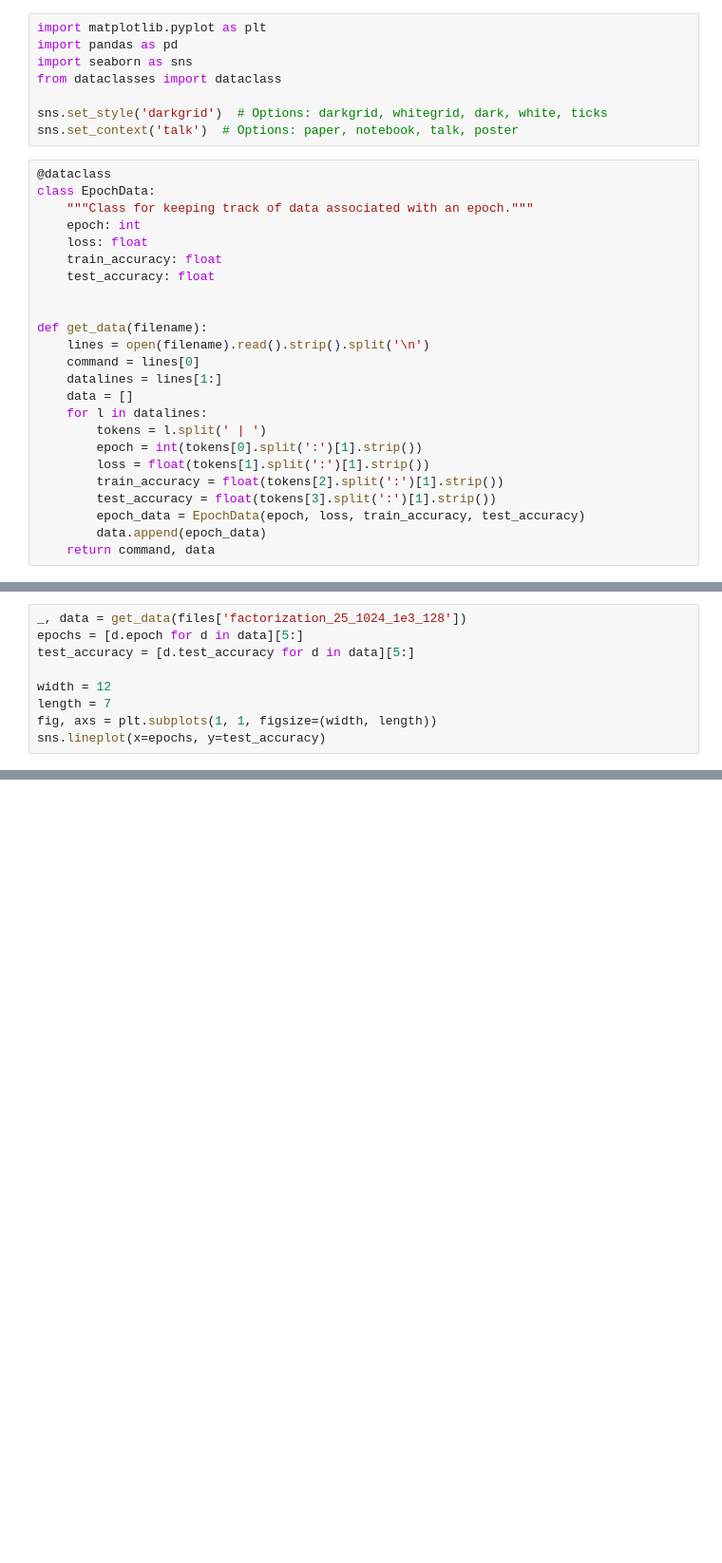
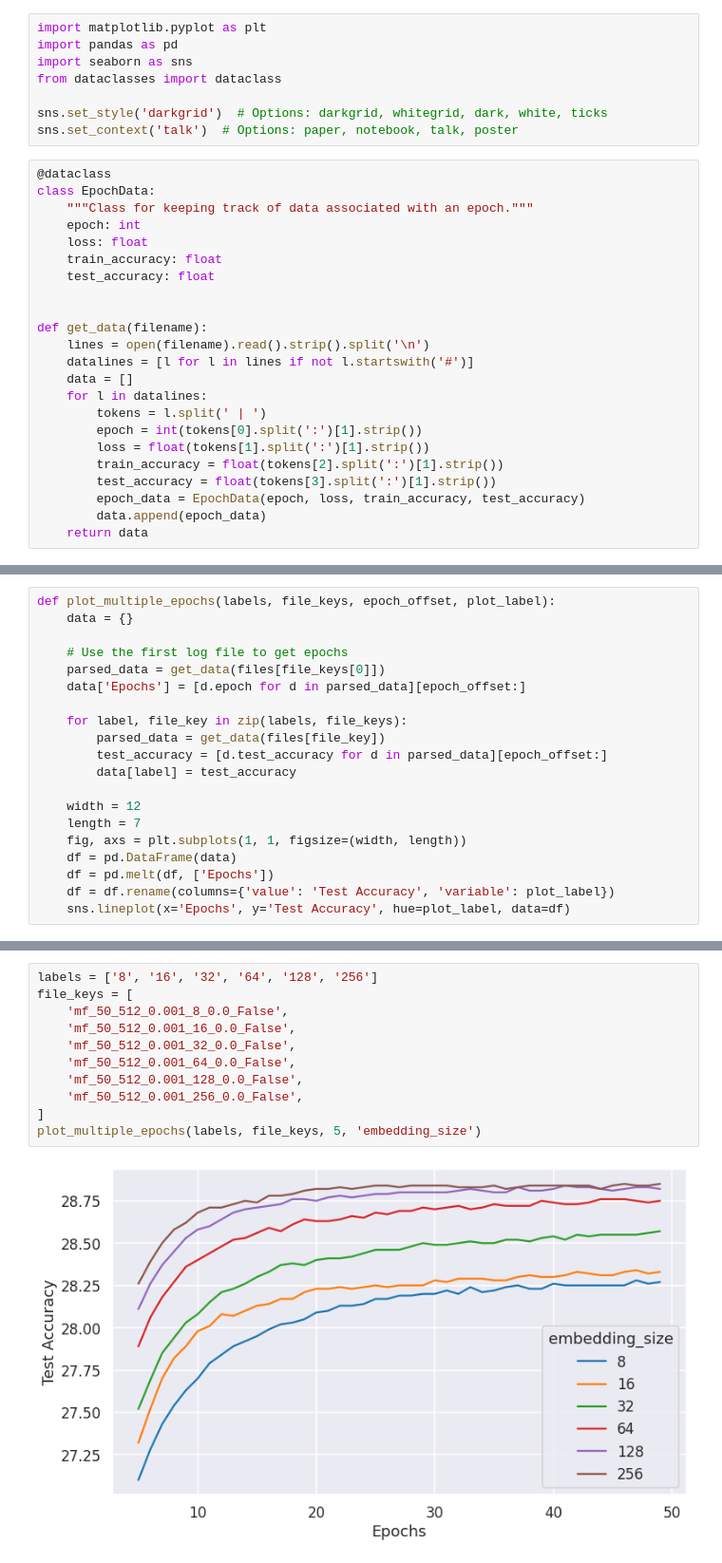
Before and after one commit to hardikp/movielens, a Jupyter notebook: logs/plot_datapoints.ipynb, the cells around one changed output, grey strips where cells are left out. Shown: that part at 95% size. Saved outputs shown, nothing was run; the diff lists cells and outputs as text; blank space fills up the shorter version.

```diff
--- a/logs/plot_datapoints.ipynb
+++ b/logs/plot_datapoints.ipynb
@@ -18,8 +18,7 @@ class EpochData:
 
 def get_data(filename):
     lines = open(filename).read().strip().split('\n')
-    command = lines[0]
-    datalines = lines[1:]
+    datalines = [l for l in lines if not l.startswith('#')]
     data = []
     for l in datalines:
         tokens = l.split(' | ')
@@ -29,4 +28,4 @@ def get_data(filename):
         test_accuracy = float(tokens[3].split(':')[1].strip())
         epoch_data = EpochData(epoch, loss, train_accuracy, test_accuracy)
         data.append(epoch_data)
-    return command, data
+    return data
@@ -54,9 +52,20 @@ files = {
 # %%
-_, data = get_data(files['factorization_25_1024_1e3_128'])
-epochs = [d.epoch for d in data][5:]
-test_accuracy = [d.test_accuracy for d in data][5:]
+def plot_multiple_epochs(labels, file_keys, epoch_offset, plot_label):
+    data = {}
 
-width = 12
-length = 7
-fig, axs = plt.subplots(1, 1, figsize=(width, length))
-sns.lineplot(x=epochs, y=test_accuracy)
+    # Use the first log file to get epochs
+    parsed_data = get_data(files[file_keys[0]])
+    data['Epochs'] = [d.epoch for d in parsed_data][epoch_offset:]
+
+    for label, file_key in zip(labels, file_keys):
+        parsed_data = get_data(files[file_key])
+        test_accuracy = [d.test_accuracy for d in parsed_data][epoch_offset:]
+        data[label] = test_accuracy
+
+    width = 12
+    length = 7
+    fig, axs = plt.subplots(1, 1, figsize=(width, length))
+    df = pd.DataFrame(data)
+    df = pd.melt(df, ['Epochs'])
+    df = df.rename(columns={'value': 'Test Accuracy', 'variable': plot_label})
+    sns.lineplot(x='Epochs', y='Test Accuracy', hue=plot_label, data=df)
@@ -146 +74,14 @@ sns.lineplot(x='Epochs', y='value', hue='variable',
+# %%
+labels = ['8', '16', '32', '64', '128', '256']
+file_keys = [
+    'mf_50_512_0.001_8_0.0_False',
+    'mf_50_512_0.001_16_0.0_False',
+    'mf_50_512_0.001_32_0.0_False',
+    'mf_50_512_0.001_64_0.0_False',
+    'mf_50_512_0.001_128_0.0_False',
+    'mf_50_512_0.001_256_0.0_False',
+]
+plot_multiple_epochs(labels, file_keys, 5, 'embedding_size')
+# %% [output]
+[figure, added]
 # %% [markdown]
```
Also changed, not shown: parts of 16 cells of this notebook, 3 other files.
